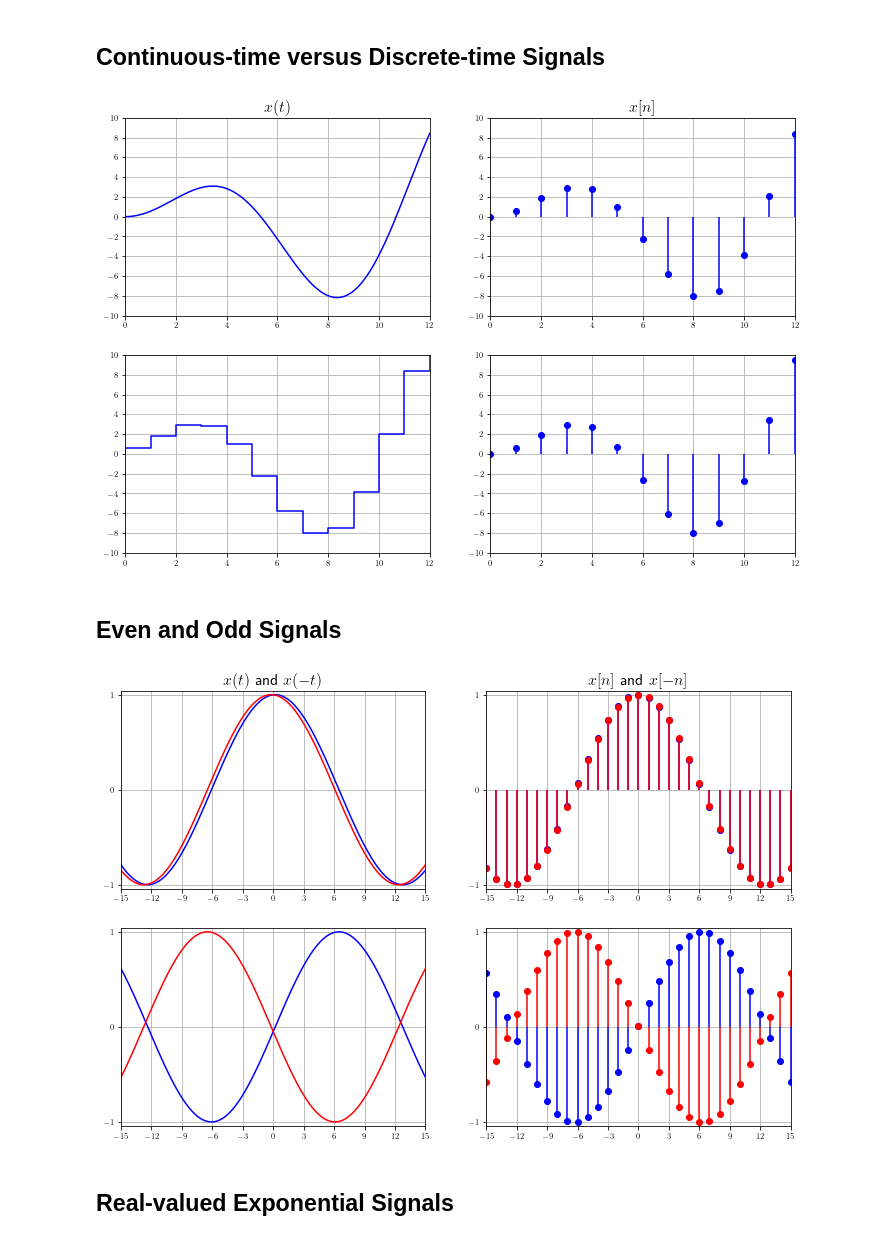
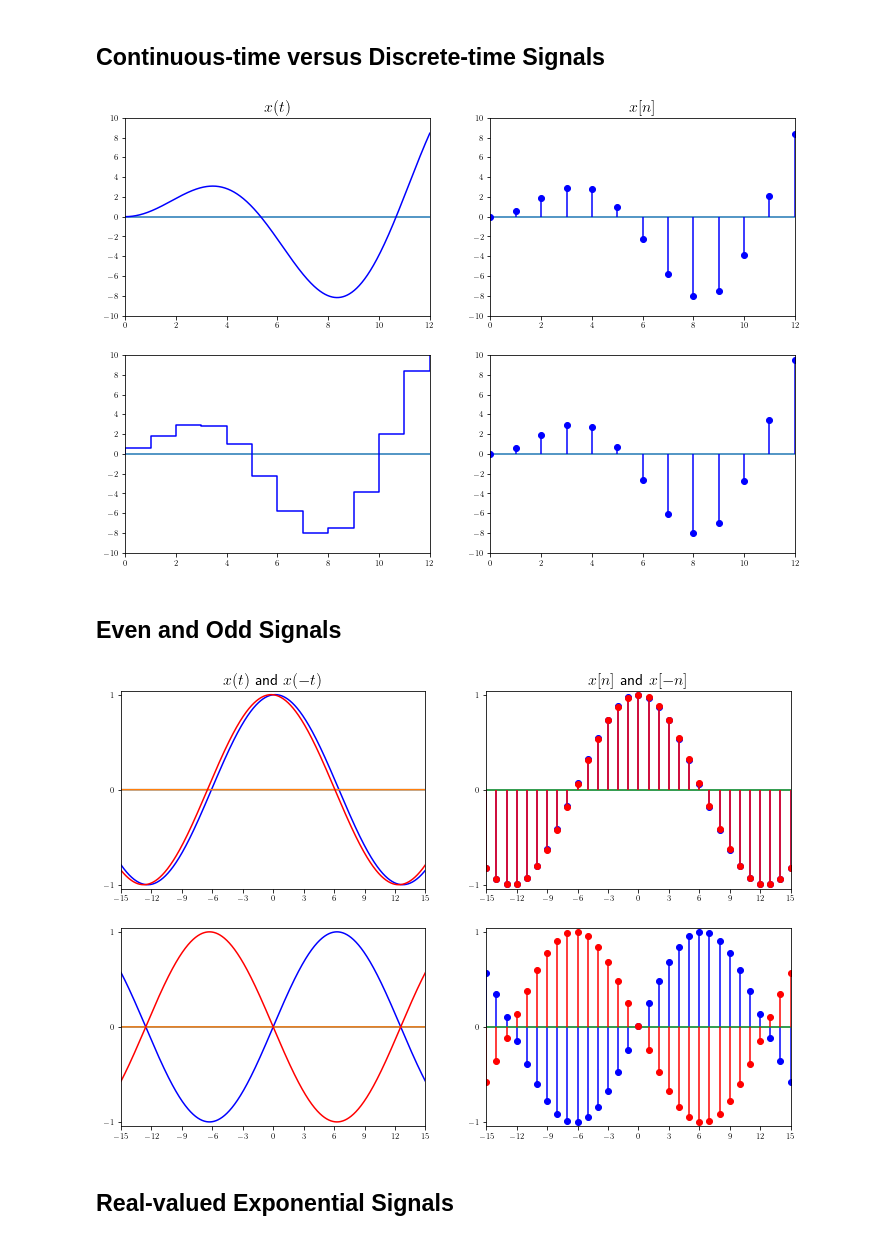
Before and after one commit to tmquan/ivcl, a Jupyter notebook: _sources/courses/dsp/intro.ipynb, the cells around one changed output. Cells and saved outputs as stored; diff of their text form; code cells hidden in the pictures.

```diff
--- a/_sources/courses/dsp/intro.ipynb
+++ b/_sources/courses/dsp/intro.ipynb
@@ -32,8 +32,9 @@ def mpl_axes_plot(axes, expr, xrange, **kwargs):
     axes.tick_params(axis='y', labelsize=8)
     axes.xaxis.set_major_locator(MaxNLocator(integer=True))
     axes.yaxis.set_major_locator(MaxNLocator(integer=True))
-    axes.grid("off")
+    axes.grid(False)
     axes.margins(0.02, 0.02)
+    axes.plot(x, np.zeros_like(x))
     return axes.plot(x, y, **kwargs)
 
 def mpl_axes_stem(axes, expr, xrange, **kwargs):
@@ -45,8 +46,9 @@ def mpl_axes_stem(axes, expr, xrange, **kwargs):
     axes.tick_params(axis='y', labelsize=8)
     axes.xaxis.set_major_locator(MaxNLocator(integer=True))
     axes.yaxis.set_major_locator(MaxNLocator(integer=True))
-    axes.grid("off")
+    axes.grid(False)
     axes.margins(0.02, 0.02)
+    axes.plot(x, np.zeros_like(x))
     return axes.stem(x, y, basefmt=" ", use_line_collection=True, **kwargs)
 
 def mpl_axes_step(axes, expr, xrange, **kwargs):
@@ -58,8 +60,9 @@ def mpl_axes_step(axes, expr, xrange, **kwargs):
     axes.tick_params(axis='y', labelsize=8)
     axes.xaxis.set_major_locator(MaxNLocator(integer=True))
     axes.yaxis.set_major_locator(MaxNLocator(integer=True))
-    axes.grid("off")
+    axes.grid(False)
     axes.margins(0.02, 0.02)
+    axes.plot(x, np.zeros_like(x))
     return axes.step(x, y, **kwargs)
 # %% [markdown]
 ## What are Signals?
@@ -125,7 +128,7 @@ ax[1][1].set_ylim(-10, 10, 1)
 
 plt.show()
 # %% [output]
-[figure, old version]
+[figure, new version]
 # %% [markdown]
 ## Even and Odd Signals
 # %%
@@ -136,36 +139,36 @@ fig, ax = plt.subplots(
     figsize=(12, 8),
     # tight_layout=True,
 )
 
 mpl_axes_plot(ax[0][0], sp.cos((t)/4-0.05), (t, -40, 40), color='b')
 mpl_axes_plot(ax[0][0], sp.cos((-t)/4-0.05), (t, -40, 40), color='r')
 ax[0][0].set_xlim(-15, 15, 1)
 # ax[0][0].set_ylim(-10, 10, 1)
 ax[0][0].set_title(r'$x(t)$ and $x(-t)$', fontsize=16)
 
 
 mpl_axes_stem(ax[0][1], sp.cos((t+0.02)/4), (t, -40, 40, 1), linefmt='b', markerfmt='bo')
 mpl_axes_stem(ax[0][1], sp.cos((-t+0.02)/4), (t, -40, 40, 1), linefmt='r', markerfmt='ro')
 ax[0][1].set_xlim(-15, 15, 1)
 # ax[0][1].set_ylim(-10, 10, 1)
 ax[0][1].set_title(r'$x[n]$ and $x[-n]$', fontsize=16)
 
-mpl_axes_plot(ax[1][0], sp.sin((t)/4-0.05), (t, -40, 40), color='b')
-mpl_axes_plot(ax[1][0], sp.sin((-t)/4-0.05), (t, -40, 40), color='r')
+mpl_axes_plot(ax[1][0], sp.sin((t)/4), (t, -40, 40), color='b')
+mpl_axes_plot(ax[1][0], sp.sin((-t)/4), (t, -40, 40), color='r')
 ax[1][0].set_xlim(-15, 15, 1)
 # ax[1][0].set_ylim(-10, 10, 1)
 # ax[1][0].set_title(r'$x(t)$', fontsize=16)
 
 
 mpl_axes_stem(ax[1][1], sp.sin((t+0.02)/4), (t, -40, 40, 1), linefmt='b', markerfmt='bo')
 mpl_axes_stem(ax[1][1], sp.sin((-t+0.02)/4), (t, -40, 40, 1), linefmt='r', markerfmt='ro')
 ax[1][1].set_xlim(-15, 15, 1)
 # ax[1][1].set_ylim(-10, 10, 1)
 # ax[1][1].set_title(r'$x[n]$', fontsize=16)
 
 plt.show()
 # %% [output]
-[figure, old version]
+[figure, new version]
 # %% [markdown]
 ## Real-valued Exponential Signals
 # %%
```
Also changed, not shown: parts of 2 cells of this notebook, 6 other files.
